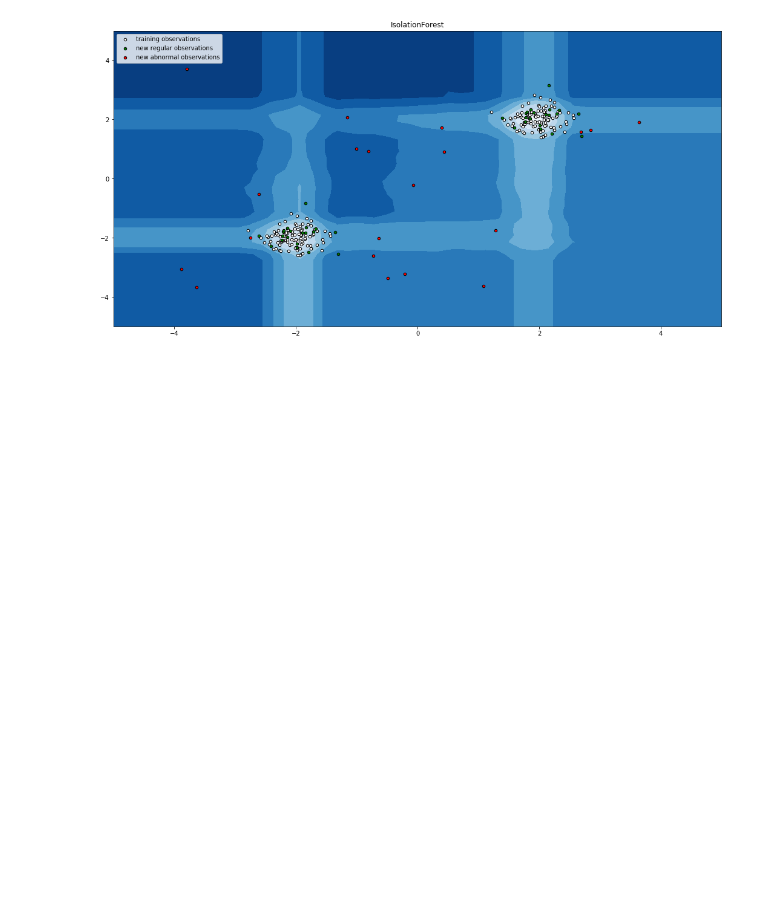
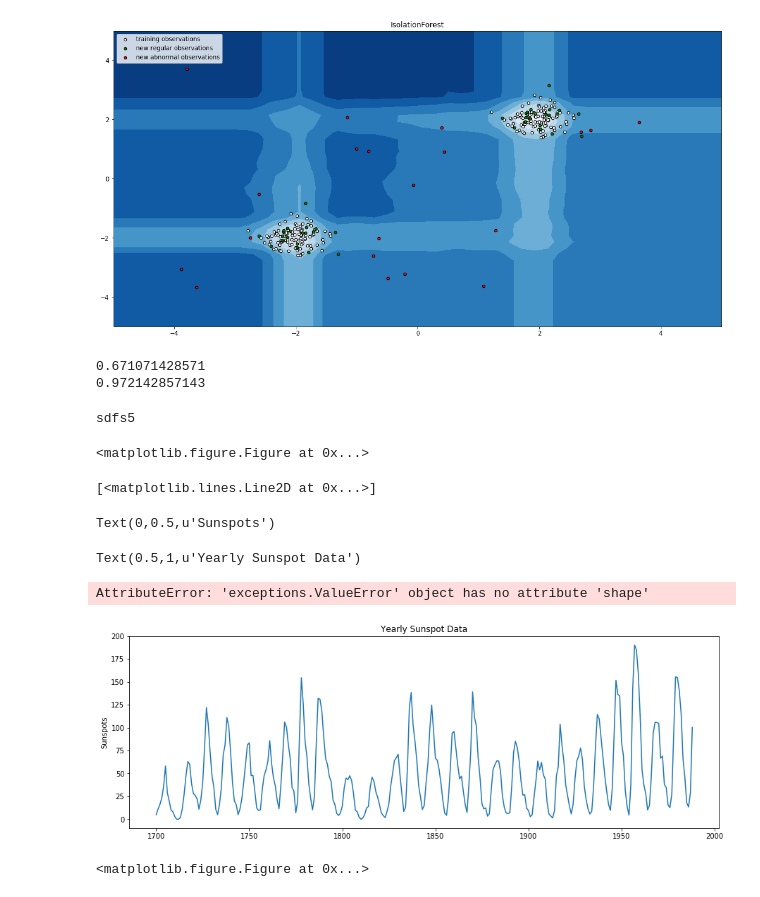
Before and after one commit to zhiyedan/cmserver-jupyter, a Jupyter notebook: timeSeries/cm_monitor_analy/analysis/test-and-demo.ipynb, the cells around one changed output. Drawn from its saved outputs; the diff is of its cells as text; code cells hidden in the pictures; blank space fills up the shorter version.

Commit message:
pyflux

```diff
--- a/timeSeries/cm_monitor_analy/analysis/test-and-demo.ipynb
+++ b/timeSeries/cm_monitor_analy/analysis/test-and-demo.ipynb
@@ -116,3 +116,55 @@ plt.show()
 # %% [output]
 Automatically created module for IPython interactive environment
 [figure]
+# %%
+import numpy as np
+from sklearn.datasets import load_iris
+from sklearn.ensemble import IsolationForest
+from sklearn.metrics import roc_auc_score
+
+X, _ = load_iris(return_X_y=True)
+# 快速创建合并
+target = np.array([0]*140+[1]*10)
+X = np.c_[X, target]
+X_train = X[:140, :]
+
+isoF = IsolationForest(contamination=0.0001).fit(X_train)
+print(roc_auc_score(target,-isoF.decision_function(X)))
+
+isoF2 = IsolationForest(contamination=0.0001).fit(X_train + np.random.normal(size=X_train.shape,scale=0.0001))
+print(roc_auc_score(target,-isoF2.decision_function(X)))
+# %% [output]
+0.671071428571
+0.972142857143
+# %%
+a =5
+b = 'sdfs' + str(a)
+print b
+# %% [output]
+sdfs5
+# %%
+import numpy as np
+import pandas as pd
+import pyflux as pf
+from datetime import datetime
+import matplotlib.pyplot as plt
+%matplotlib inline
+
+data = pd.read_csv('https://vincentarelbundock.github.io/Rdatasets/csv/datasets/sunspot.year.csv')
+data.index = data['time'].values
+
+plt.figure(figsize=(15,5))
+plt.plot(data.index,data['sunspot.year'])
+plt.ylabel('Sunspots')
+plt.title('Yearly Sunspot Data')
+
+model = pf.ARIMA(data=data, ar=4, ma=4, target='sunspot.year', family=pf.Normal())
+model.plot_fit(figsize=(15,10))
+# %% [output]
+<matplotlib.figure.Figure at 0x...>
+[<matplotlib.lines.Line2D at 0x...>]
+Text(0,0.5,u'Sunspots')
+Text(0.5,1,u'Yearly Sunspot Data')
+AttributeError: 'exceptions.ValueError' object has no attribute 'shape'
+[figure, added]
+<matplotlib.figure.Figure at 0x...>
```
Also changed, not shown: parts of 2 cells of this notebook, 18 other files.
